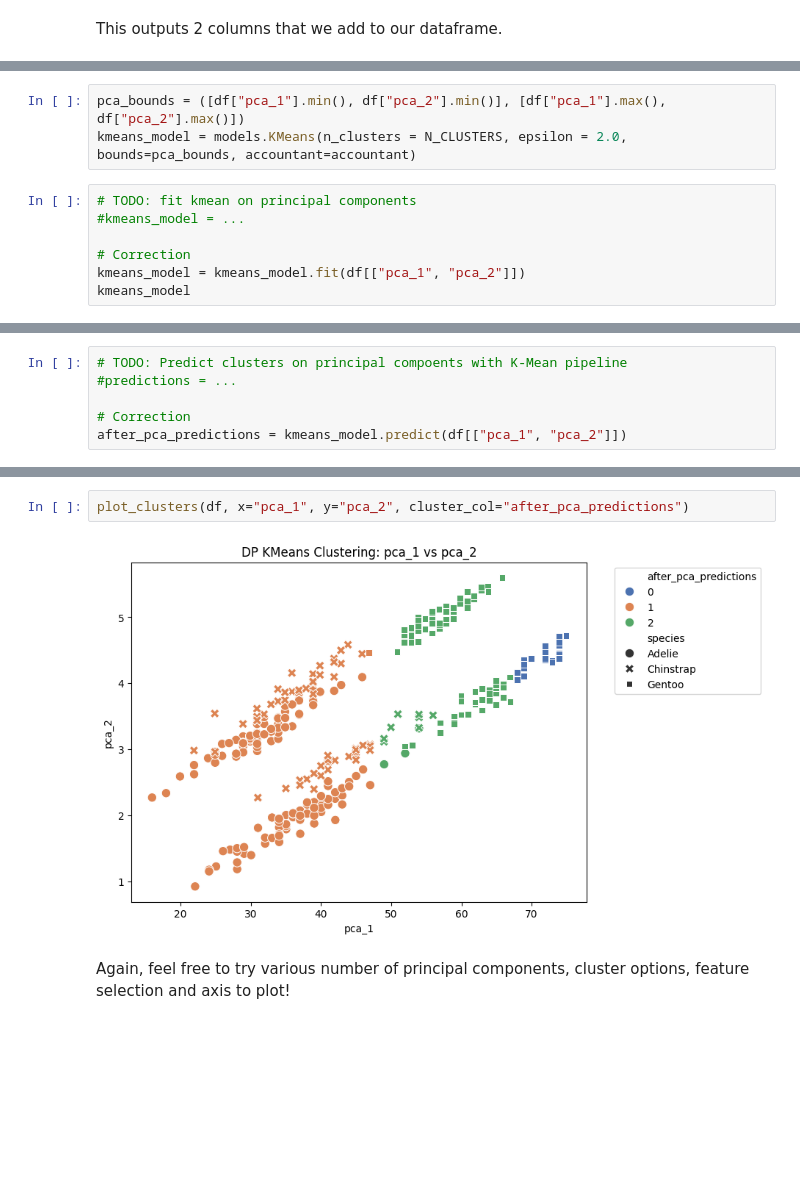
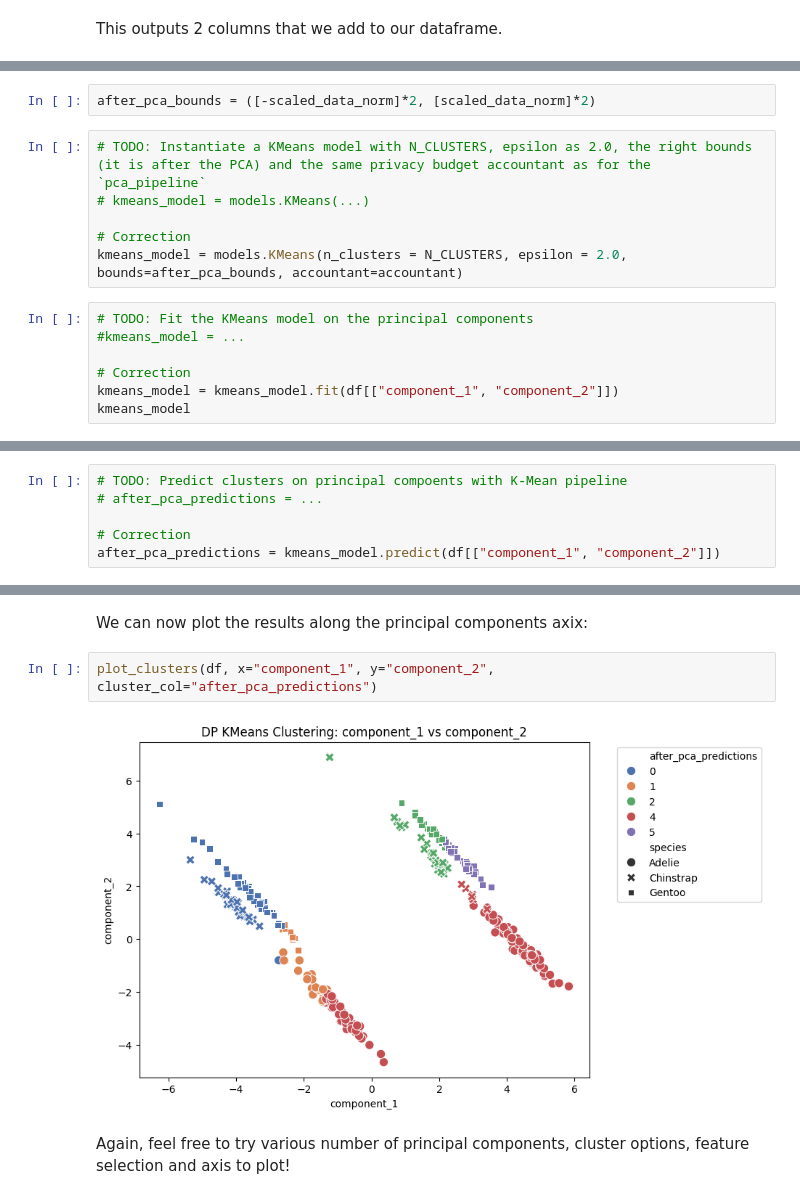
Before and after one commit to dscc-admin-ch/ESTP_DP_Course, a Jupyter notebook: DiffPrivLib.ipynb, the cells around one changed output, grey strips where cells are left out. Saved outputs shown, nothing was run; the diff lists cells and outputs as text; blank space fills up the shorter version.

```diff
--- a/DiffPrivLib.ipynb
+++ b/DiffPrivLib.ipynb
@@ -504,12 +528,17 @@ We now train a K-Mean clustering on the the principal components:
+# %%
+after_pca_bounds = ([-scaled_data_norm]*2, [scaled_data_norm]*2)
 # %%
-pca_bounds = ([df["pca_1"].min(), df["pca_2"].min()], [df["pca_1"].max(), df["pca_2"].max()])
-kmeans_model = models.KMeans(n_clusters = N_CLUSTERS, epsilon = 2.0, bounds=pca_bounds, accountant=accountant)
+# TODO: Instantiate a KMeans model with N_CLUSTERS, epsilon as 2.0, the right bounds (it is after the PCA) and the same privacy budget accountant as for the `pca_pipeline`
+# kmeans_model = models.KMeans(...)
+
+# Correction
+kmeans_model = models.KMeans(n_clusters = N_CLUSTERS, epsilon = 2.0, bounds=after_pca_bounds, accountant=accountant)
 # %%
-# TODO: fit kmean on principal components
+# TODO: Fit the KMeans model on the principal components
 #kmeans_model = ...
 
 # Correction
-kmeans_model = kmeans_model.fit(df[["pca_1", "pca_2"]])
+kmeans_model = kmeans_model.fit(df[["component_1", "component_2"]])
 kmeans_model
 # %% [output]
 KMeans(accountant=BudgetAccountant(spent_budget=[(0.5, 0), (3.0, 0), (2.0, 0)]),
@@ -519,9 +548,9 @@ KMeans(accountant=BudgetAccountant(spent_budget=[(0.5, 0), (3.0, 0), (2.0, 0)]),
 # %%
 # TODO: Predict clusters on principal compoents with K-Mean pipeline
-#predictions = ...
+# after_pca_predictions = ...
 
 # Correction
-after_pca_predictions = kmeans_model.predict(df[["pca_1", "pca_2"]])
+after_pca_predictions = kmeans_model.predict(df[["component_1", "component_2"]])
 # %%
 df["after_pca_predictions"] = after_pca_predictions
 df.head()
@@ -534,8 +563,10 @@ df.head()
 | 5 | Adelie | Torgersen | 39.3 | 20.6 | 190.0 | 3650.0 | 0 | 1 | ... |
+# %% [markdown]
+We can now plot the results along the principal components axix:
 # %%
-plot_clusters(df, x="pca_1", y="pca_2", cluster_col="after_pca_predictions")
+plot_clusters(df, x="component_1", y="component_2", cluster_col="after_pca_predictions")
 # %% [output]
-[figure, old version]
+[figure, new version]
 # %% [markdown]
 Again, feel free to try various number of principal components, cluster options, feature selection and axis to plot!
 # %% [markdown]
```
Also changed, not shown: parts of 12 cells of this notebook.
